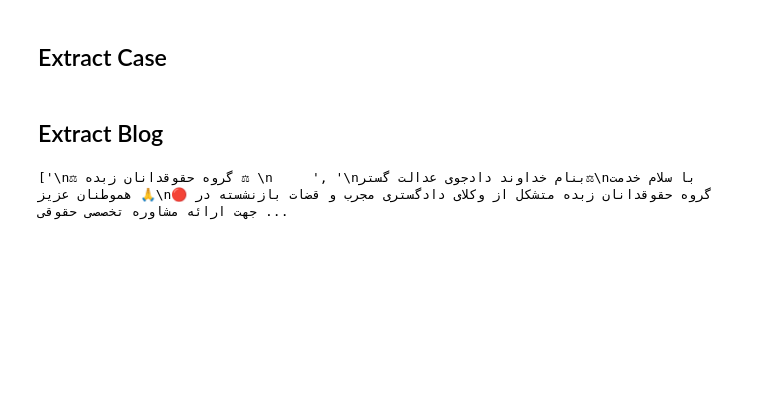
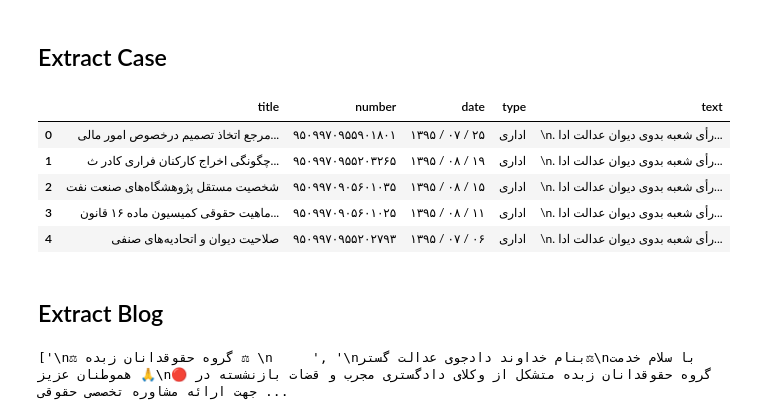
Before and after one commit to HamedJahantigh-git/legal_chatbot, a Jupyter notebook: dataset/dataset_preprocess.ipynb, the cells around one changed output. Cells and saved outputs as stored; diff of their text form; code cells hidden in the pictures; blank space fills up the shorter version.

Commit message:
init case retrival and draft case extraction

```diff
--- a/dataset/dataset_preprocess.ipynb
+++ b/dataset/dataset_preprocess.ipynb
@@ -48,3 +40,18 @@ case_df = pd.read_csv("../resource/case/case.csv", encoding="utf-8")
+# %%
+with open("../resource/case/case.txt",'r') as f:
+    data = f.read()
+case_list = data.split("|split|")[:-1]
+# %%
+df = pre_proccesor.case_to_df(case_list)
+df.to_csv("../resource/case/case.csv", index=False)
+df.head()
+# %% [output]
+|  | title | number | date | type | text |
+| 0 | مرجع اتخاذ تصمیم درخصوص امور مالی... | ۹۵۰۹۹۷۰۹۵۵۹۰۱۸۰۱ | ۱۳۹۵ / ۰۷ / ۲۵ | اداری | \n. رأی شعبه بدوی دیوان عدالت ادا... |
+| 1 | چگونگی اخراج کارکنان فراری کادر ث... | ۹۵۰۹۹۷۰۹۵۵۲۰۳۲۶۵ | ۱۳۹۵ / ۰۸ / ۱۹ | اداری | \n. رأی شعبه بدوی دیوان عدالت ادا... |
+| 2 | شخصیت مستقل پژوهشگاه‌های صنعت نفت | ۹۵۰۹۹۷۰۹۰۵۶۰۱۰۳۵ | ۱۳۹۵ / ۰۸ / ۱۵ | اداری | \n. رأی شعبه بدوی دیوان عدالت ادا... |
+| 3 | ماهیت حقوقی کمیسیون ماده ۱۶ قانون... | ۹۵۰۹۹۷۰۹۰۵۶۰۱۰۲۵ | ۱۳۹۵ / ۰۸ / ۱۱ | اداری | \n. رأی شعبه بدوی دیوان عدالت ادا... |
+| 4 | صلاحیت دیوان و اتحادیه‌های صنفی | ۹۵۰۹۹۷۰۹۵۵۲۰۲۷۹۳ | ۱۳۹۵ / ۰۷ / ۰۶ | اداری | \n. رأی شعبه بدوی دیوان عدالت ادا... |
 # %% [markdown]
 ## Extract Blog
 # %%
```
Also changed, not shown: parts of 5 cells of this notebook, 24 other files.
